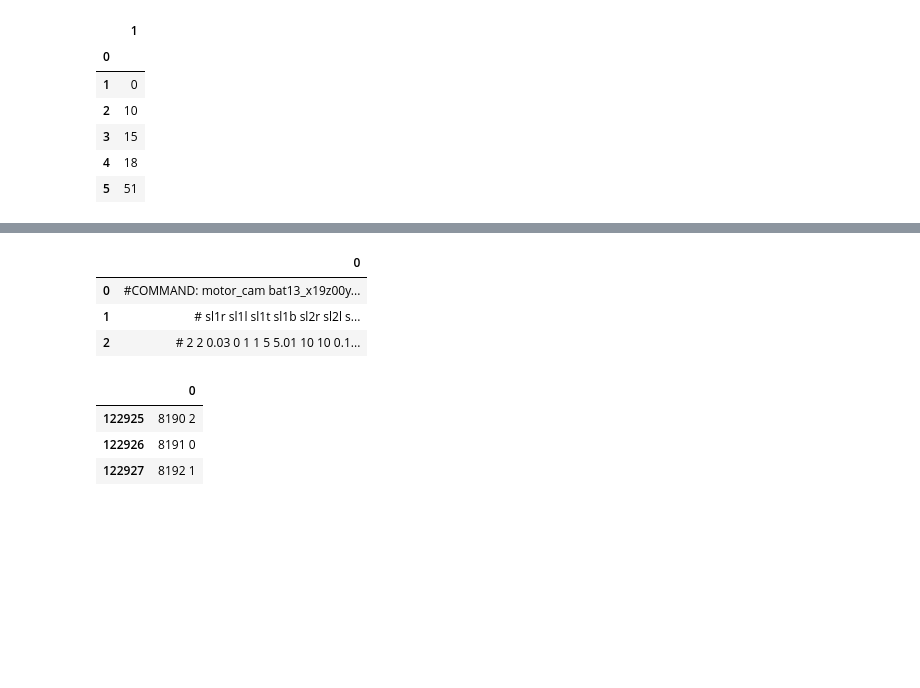
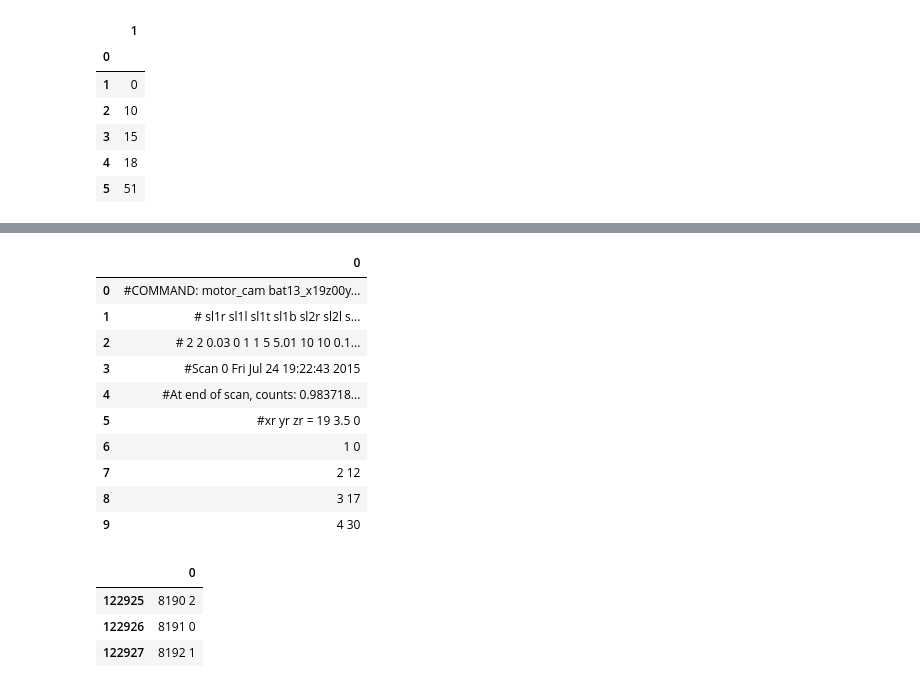
Before and after one commit to jwnich93/XRD-Analysis-and-Reporting-Tool, a Jupyter notebook: XRD_Data_Munging_Test_Read.ipynb, the cells around one changed output, grey strips where cells are left out. Saved outputs shown, nothing was run; the diff lists cells and outputs as text; code cells hidden in the pictures; blank space fills up the shorter version.

```diff
--- a/XRD_Data_Munging_Test_Read.ipynb
+++ b/XRD_Data_Munging_Test_Read.ipynb
@@ -134,12 +170,19 @@ for file in all_files:
 data = pd.concat(data_processor)
 # %%
 #display the first 3 rows of the data
-data.head(3)
+data.head(10)
 # %% [output]
 |  | 0 |
 | 0 | #COMMAND: motor_cam bat13_x19z00y... |
 | 1 | # sl1r sl1l sl1t sl1b sl2r sl2l s... |
 | 2 | # 2 2 0.03 0 1 1 5 5.01 10 10 0.1... |
+| 3 | #Scan 0 Fri Jul 24 19:22:43 2015 |
+| 4 | #At end of scan, counts: 0.983718... |
+| 5 | #xr yr zr = 19 3.5 0 |
+| 6 | 1 0 |
+| 7 | 2 12 |
+| 8 | 3 17 |
+| 9 | 4 30 |
 # %%
 #display the last 3 rows of the data
 data.tail(3)
```
Also changed, not shown: parts of 10 cells of this notebook.
